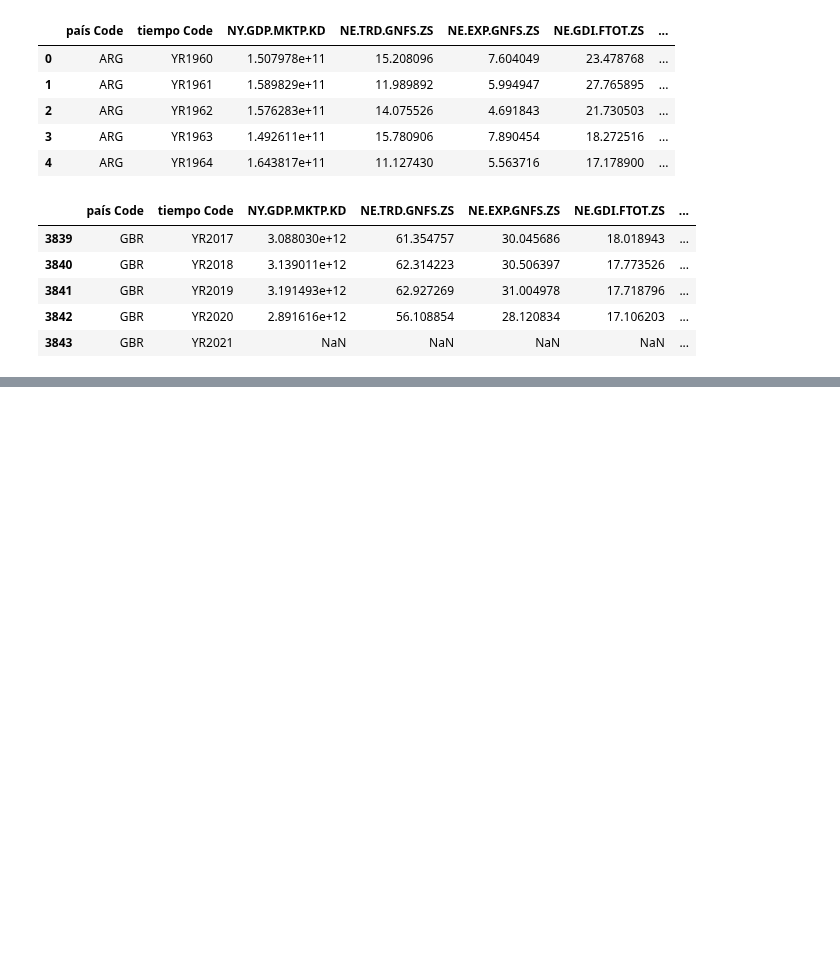
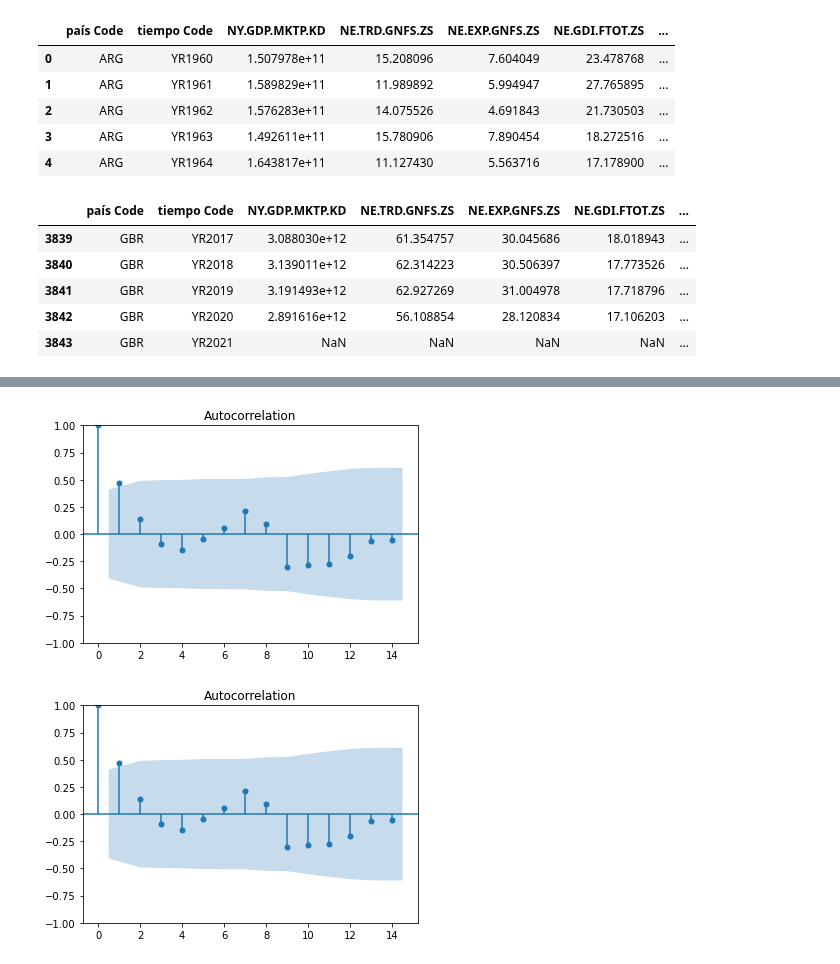
Before and after one commit to valegrei/gdp-growth-forecast, a Jupyter notebook: gdp_growth_forecasting/analysis/data_analysis.ipynb, the cells around one changed output, grey strips where cells are left out. Cells and saved outputs as stored; diff of their text form; code cells hidden in the pictures; blank space fills up the shorter version.

```diff
--- a/gdp_growth_forecasting/analysis/data_analysis.ipynb
+++ b/gdp_growth_forecasting/analysis/data_analysis.ipynb
@@ -220,0 +205,5 @@ graficar(df_wb[df_wb.iso == 'PER'],'rgdp_growth',linea_cero=True)
+# %%
+plot_acf(df_wb[df_wb.iso=='USA']['rgdp_growth'])
+# %% [output]
+[figure, added]
+[figure, added]
```
Also changed, not shown: parts of 11 cells of this notebook.
